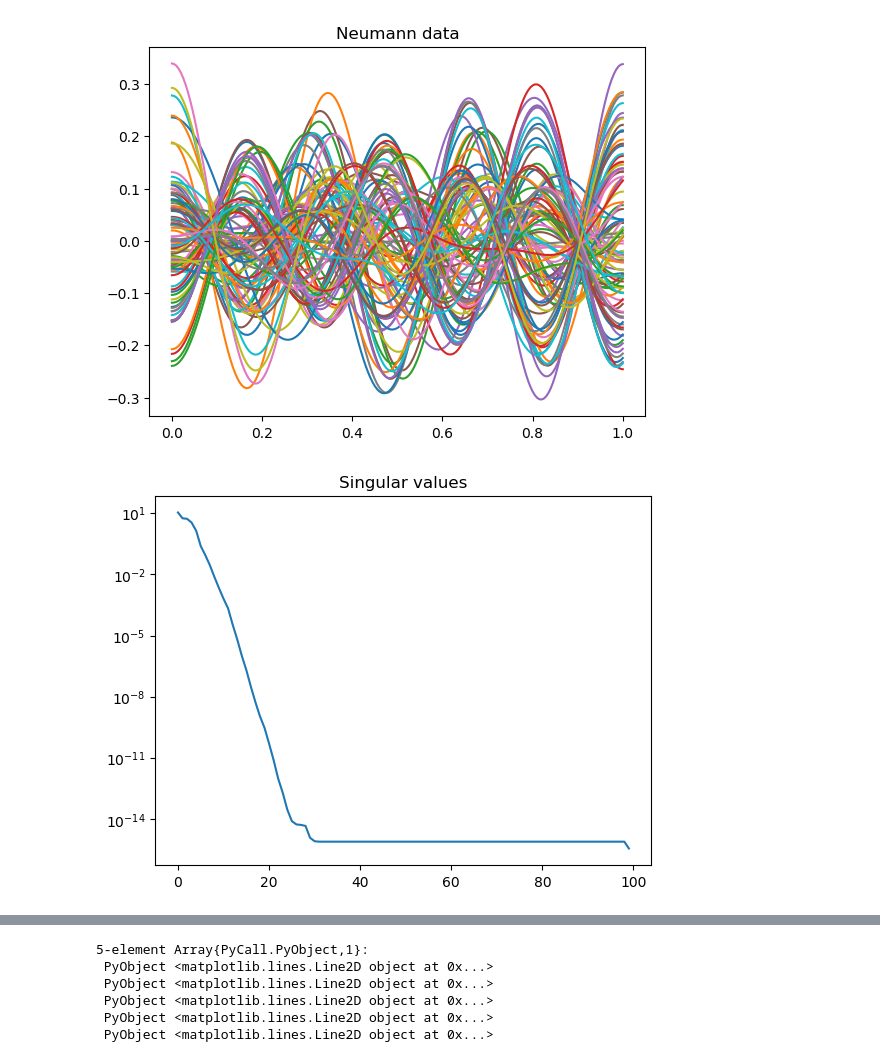
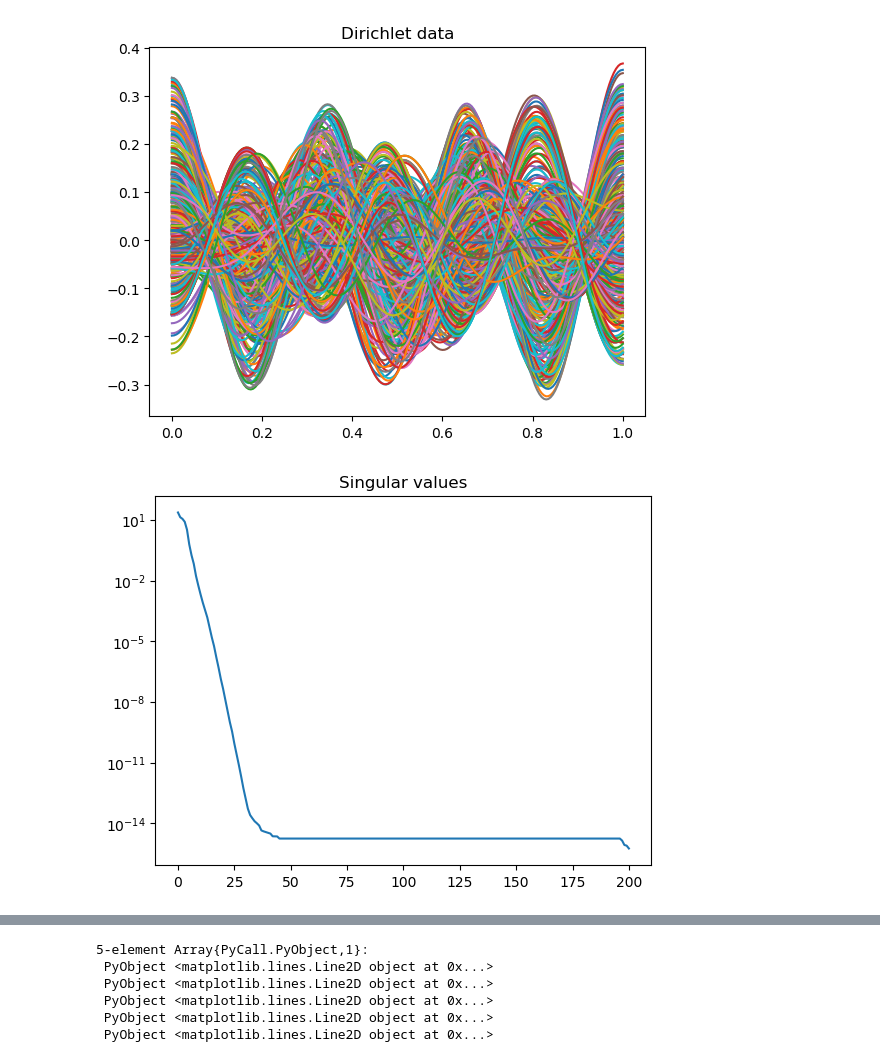
Before and after one commit to Zhengyu-Huang/Operator-Learning, a Jupyter notebook: nn/Box_N2D.ipynb, the cells around one changed output, grey strips where cells are left out. Drawn from its saved outputs; the diff is of its cells as text; code cells hidden in the pictures.

```diff
--- a/nn/Box_N2D.ipynb
+++ b/nn/Box_N2D.ipynb
@@ -53,10 +50,10 @@ The ouput is a $N_p \times N_cN_l \times 4$ tensor, Dirichlet results on four bo
 # %%
-
-N_l = 100
+N_l = 500
 ne = 100
 porder = 2
 cs = [50.0;]
 x0d0s = rand(Uniform(0,1), N_l,2)
-# generate Dirichlet to Neumman results output for differe
-output_data = Generate_Output(cs,  x0d0s, ne, porder);
+# generate Dirichlet to Neumman results output for different conditions
+# data =[nodal positions, (x, ∂u∂n, u), 4 edges, experiment number]
+data = Generate_Input_Output(cs,  x0d0s, ne, porder);
 # %% [output]
@@ -117,43 +143,25 @@ PyPlot.plot(x, U[:, 1:trunc])
 # %%
 # consider on only the left edge
 bc_id = 2
 x = LinRange(0, 1, ne*porder+1)
+
+# Neumann data ∂u/∂n = 0
+
+# Dirichlet data
 PyPlot.figure()
-PyPlot.title("Neumann data")
-PyPlot.plot(x, output_data[:,:,bc_id])
+PyPlot.title("Dirichlet data")
+PyPlot.plot(x, data[:, 3, bc_id, :])
 
 
 PyPlot.figure()
 PyPlot.title("Singular values")
-U,Σ,V = svd(output_data[:,:,bc_id])
+U,Σ,V = svd(data[:, 3, bc_id, :])
 PyPlot.semilogy(Σ)
 
 PyPlot.figure()
 trunc = 5
 PyPlot.title("Reduced order basis")
 PyPlot.plot(x, U[:, 1:trunc])
-
-# normalized the ouput
-output_data_normalized = copy(output_data)
-for i = 1:size(output_data, 2)
-    for j = 1:size(output_data, 3)
-        output_data_normalized[:,i,j] .= output_data_normalized[:,i,j]/norm(output_data_normalized[:,i,j])
-    end
-end
-
-PyPlot.figure()
-PyPlot.title("Neumann data")
-PyPlot.plot(x, output_data_normalized[:,:,bc_id])
-
-PyPlot.figure()
-PyPlot.title("Singular values")
-U,Σ,V = svd(output_data_normalized[:,:,bc_id])
-PyPlot.semilogy(Σ)
-
-PyPlot.figure()
-PyPlot.title("Reduced order basis")
-trunc = 5
-PyPlot.plot(x, U[:, 1:trunc])
 # %% [output]
-[figure, old version]
+[figure, new version]
-[figure, old version]
+[figure, new version]
```
Also changed, not shown: parts of 10 cells of this notebook, 1 other file.
